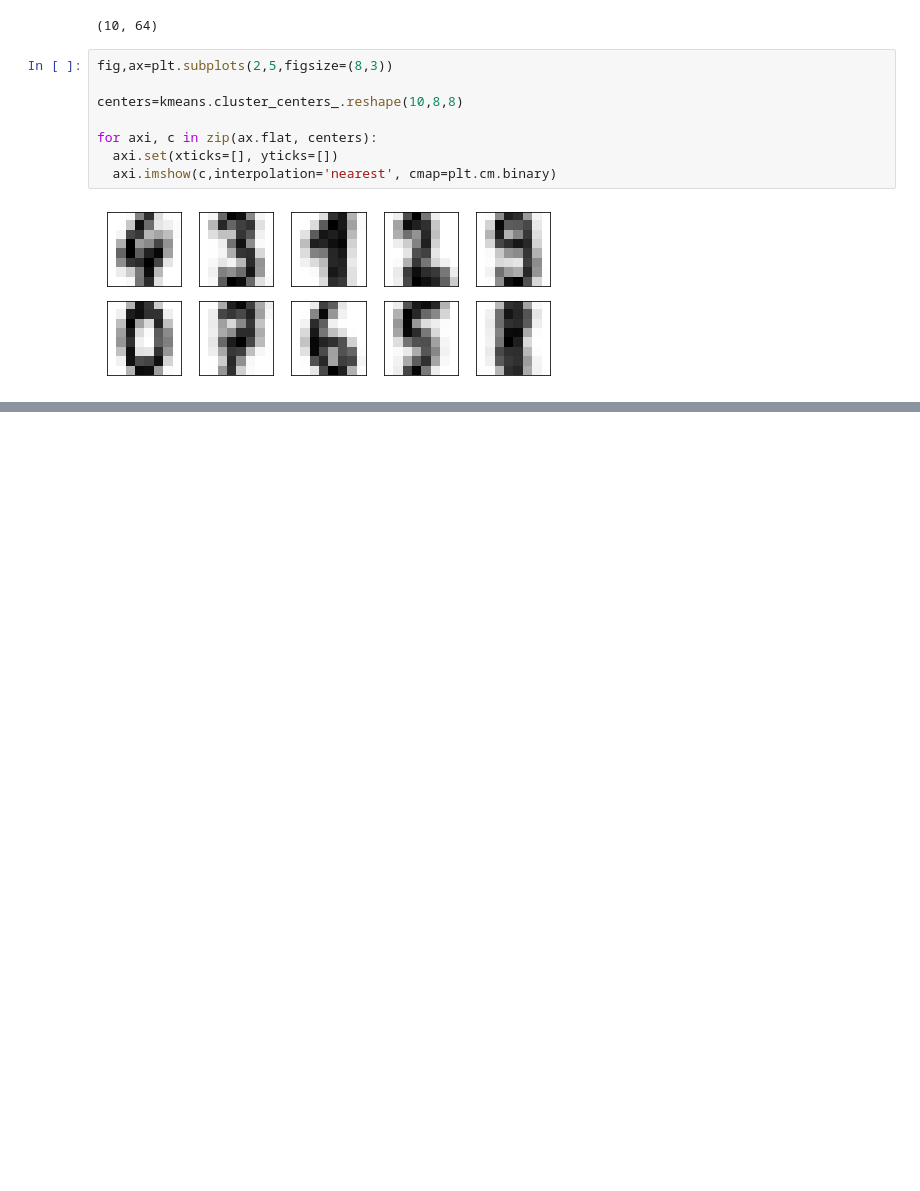
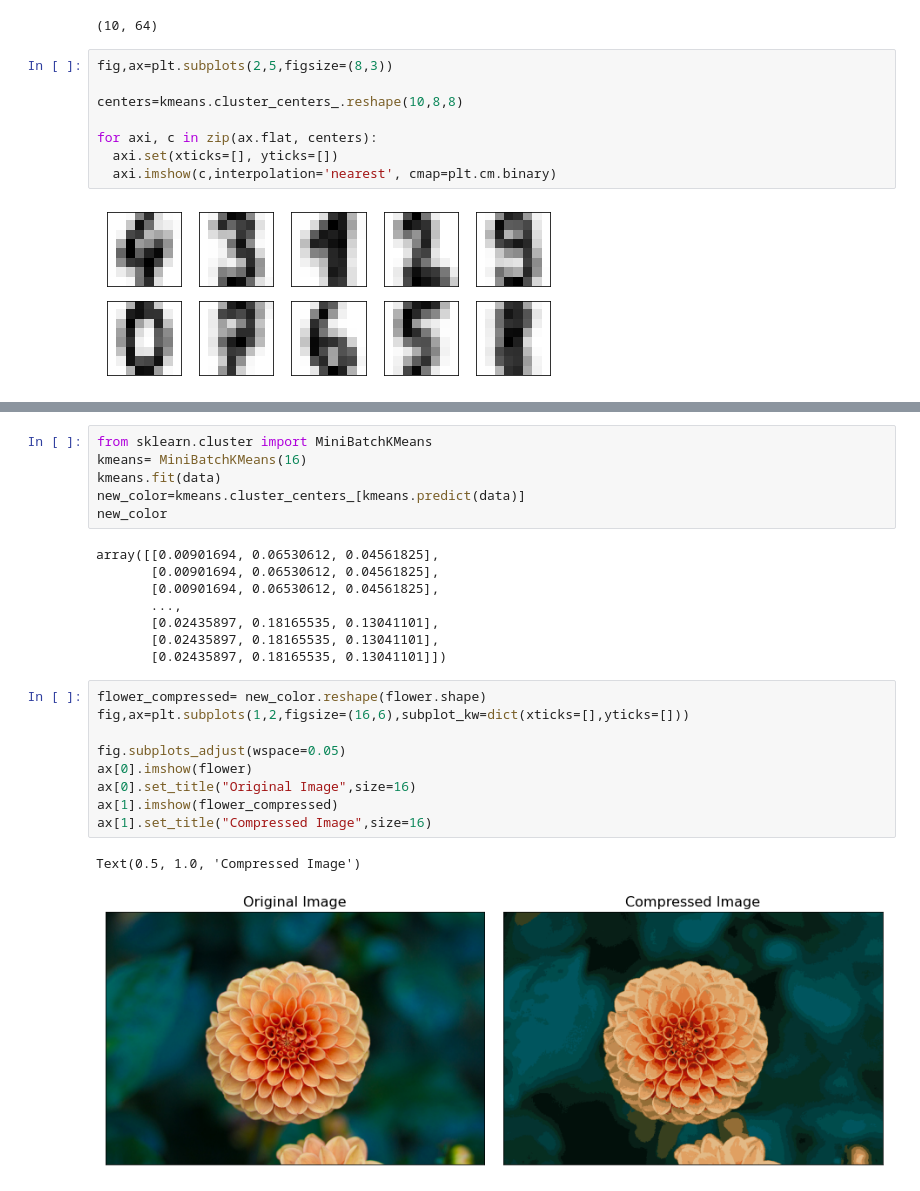
Before and after one commit to DerinOgrenme2021/GizemUnal, a Jupyter notebook: Clustering.ipynb, the cells around one changed output, grey strips where cells are left out. Saved outputs shown, nothing was run; the diff lists cells and outputs as text; blank space fills up the shorter version.

```diff
--- a/Clustering.ipynb
+++ b/Clustering.ipynb
@@ -89,0 +112,26 @@ for axi, c in zip(ax.flat, centers):
+# %%
+from sklearn.cluster import MiniBatchKMeans
+kmeans= MiniBatchKMeans(16)
+kmeans.fit(data)
+new_color=kmeans.cluster_centers_[kmeans.predict(data)]
+new_color
+# %% [output]
+array([[0.00901694, 0.06530612, 0.04561825],
+       [0.00901694, 0.06530612, 0.04561825],
+       [0.00901694, 0.06530612, 0.04561825],
+       ...,
+       [0.02435897, 0.18165535, 0.13041101],
+       [0.02435897, 0.18165535, 0.13041101],
+       [0.02435897, 0.18165535, 0.13041101]])
+# %%
+flower_compressed= new_color.reshape(flower.shape)
+fig,ax=plt.subplots(1,2,figsize=(16,6),subplot_kw=dict(xticks=[],yticks=[]))
+
+fig.subplots_adjust(wspace=0.05)
+ax[0].imshow(flower)
+ax[0].set_title("Original Image",size=16)
+ax[1].imshow(flower_compressed)
+ax[1].set_title("Compressed Image",size=16)
+# %% [output]
+Text(0.5, 1.0, 'Compressed Image')
+[figure, added]
```
Also changed, not shown: parts of 4 cells of this notebook.
